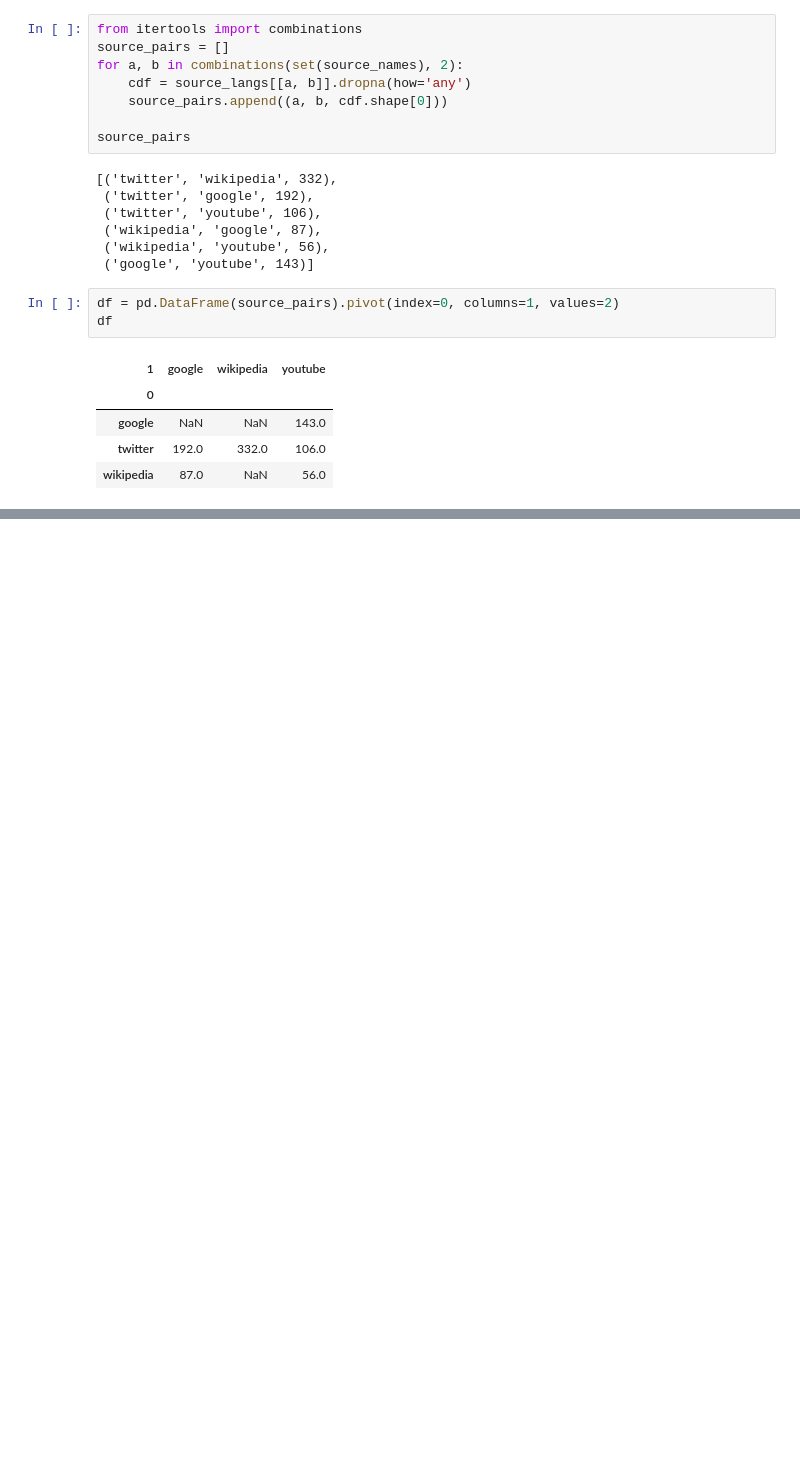
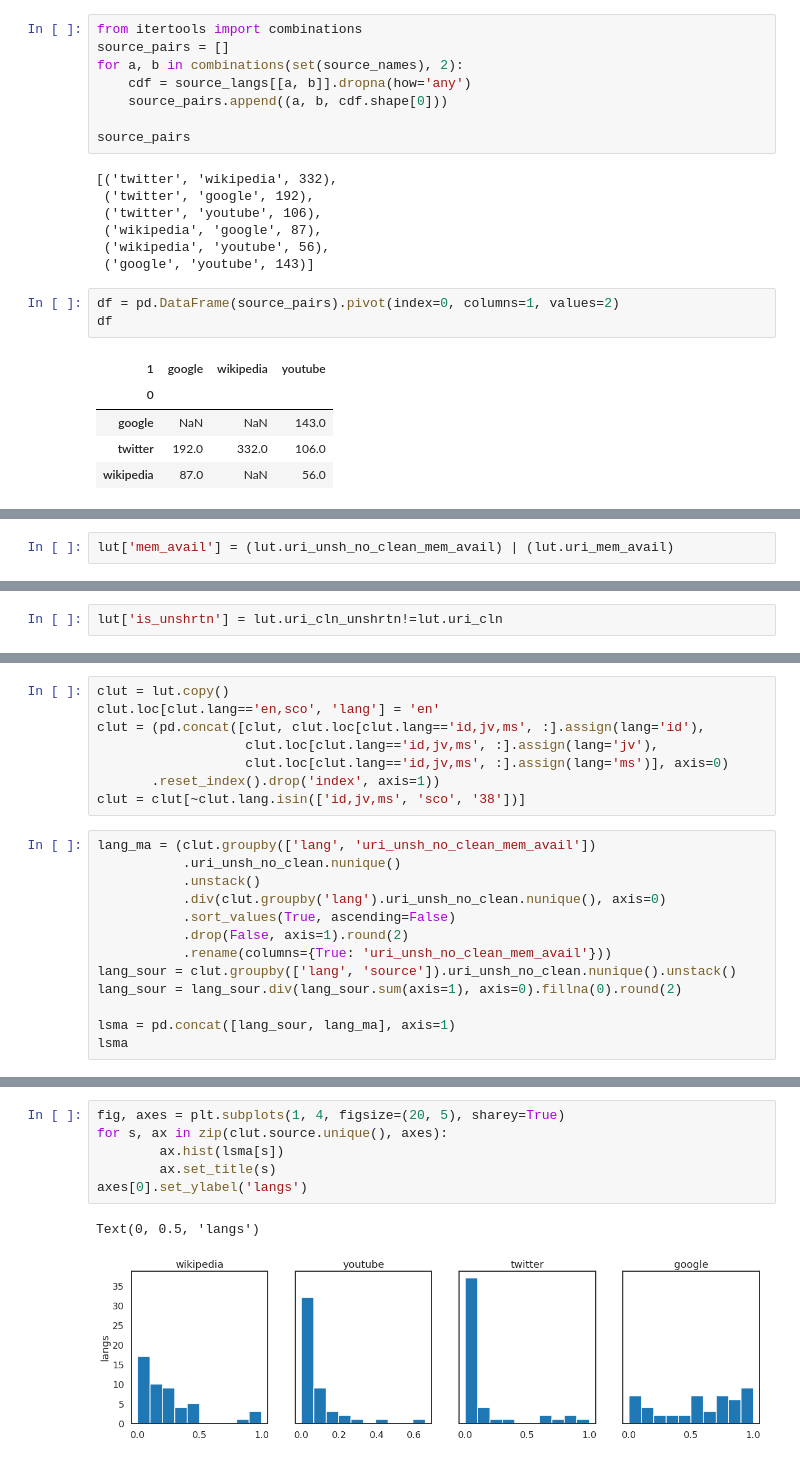
Before and after one commit to cjer/zuk, a Jupyter notebook: zuk_platform_basic_corpus_merge.ipynb, the cells around one changed output, grey strips where cells are left out. Saved outputs shown, nothing was run; the diff lists cells and outputs as text; blank space fills up the shorter version.

```diff
--- a/zuk_platform_basic_corpus_merge.ipynb
+++ b/zuk_platform_basic_corpus_merge.ipynb
@@ -722,0 +1331,2 @@ df
+# %%
+lut['mem_avail'] = (lut.uri_unsh_no_clean_mem_avail) | (lut.uri_mem_avail)
@@ -722,0 +1392,2 @@ df
+# %%
+lut['is_unshrtn'] = lut.uri_cln_unshrtn!=lut.uri_cln
@@ -722,0 +1403,21 @@ df
+# %%
+clut = lut.copy()
+clut.loc[clut.lang=='en,sco', 'lang'] = 'en'
+clut = (pd.concat([clut, clut.loc[clut.lang=='id,jv,ms', :].assign(lang='id'),
+                   clut.loc[clut.lang=='id,jv,ms', :].assign(lang='jv'),
+                   clut.loc[clut.lang=='id,jv,ms', :].assign(lang='ms')], axis=0)
+       .reset_index().drop('index', axis=1))
+clut = clut[~clut.lang.isin(['id,jv,ms', 'sco', '38'])]
+# %%
+lang_ma = (clut.groupby(['lang', 'uri_unsh_no_clean_mem_avail'])
+           .uri_unsh_no_clean.nunique()
+           .unstack()
+           .div(clut.groupby('lang').uri_unsh_no_clean.nunique(), axis=0)
+           .sort_values(True, ascending=False)
+           .drop(False, axis=1).round(2)
+           .rename(columns={True: 'uri_unsh_no_clean_mem_avail'}))
+lang_sour = clut.groupby(['lang', 'source']).uri_unsh_no_clean.nunique().unstack()
+lang_sour = lang_sour.div(lang_sour.sum(axis=1), axis=0).fillna(0).round(2)
+
+lsma = pd.concat([lang_sour, lang_ma], axis=1)
+lsma
@@ -722,0 +1458,9 @@ df
+# %%
+fig, axes = plt.subplots(1, 4, figsize=(20, 5), sharey=True)
+for s, ax in zip(clut.source.unique(), axes):
+        ax.hist(lsma[s])
+        ax.set_title(s)
+axes[0].set_ylabel('langs')
+# %% [output]
+Text(0, 0.5, 'langs')
+[figure, added]
```
Also changed, not shown: parts of 155 cells of this notebook, 6 other files.
